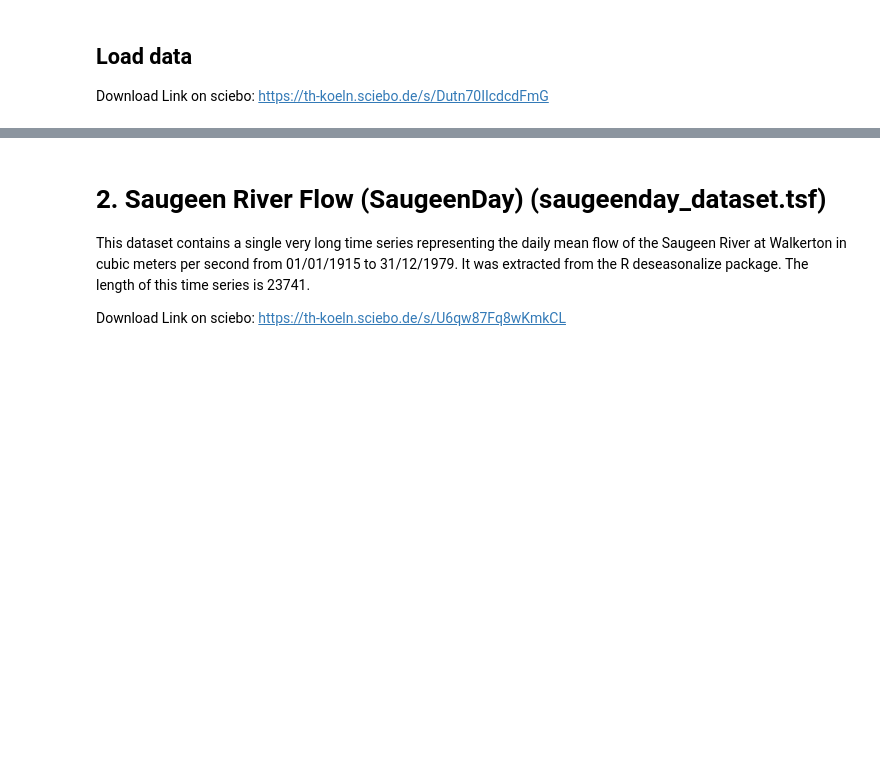
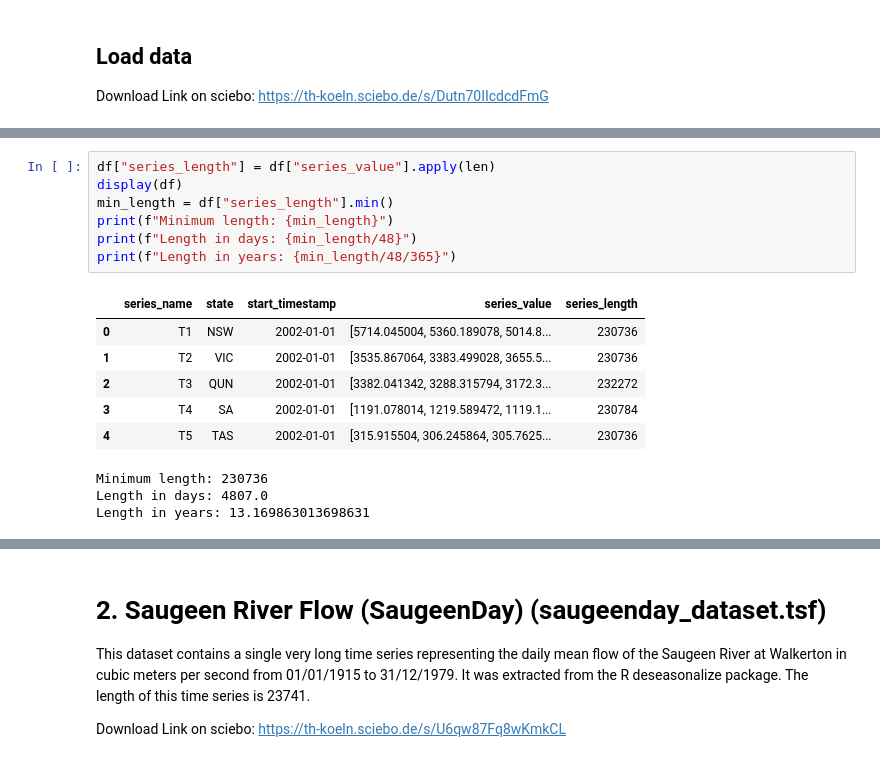
Before and after one commit to JGrootBramel/TSF, a Jupyter notebook: Exam.SoSe2025 Team 5.ipynb, the cells around one changed output, grey strips where cells are left out. Saved outputs shown, nothing was run; the diff lists cells and outputs as text; blank space fills up the shorter version.

```diff
--- a/Exam.SoSe2025 Team 5.ipynb
+++ b/Exam.SoSe2025 Team 5.ipynb
@@ -30,0 +50,17 @@ OSError: a full set of metadata has not been provided before the data
+# %%
+df["series_length"] = df["series_value"].apply(len)
+display(df)
+min_length = df["series_length"].min()
+print(f"Minimum length: {min_length}")
+print(f"Length in days: {min_length/48}")
+print(f"Length in years: {min_length/48/365}")
+# %% [output]
+|  | series_name | state | start_timestamp | series_value | series_length |
+| 0 | T1 | NSW | 2002-01-01 | [5714.045004, 5360.189078, 5014.8... | 230736 |
+| 1 | T2 | VIC | 2002-01-01 | [3535.867064, 3383.499028, 3655.5... | 230736 |
+| 2 | T3 | QUN | 2002-01-01 | [3382.041342, 3288.315794, 3172.3... | 232272 |
+| 3 | T4 | SA | 2002-01-01 | [1191.078014, 1219.589472, 1119.1... | 230784 |
+| 4 | T5 | TAS | 2002-01-01 | [315.915504, 306.245864, 305.7625... | 230736 |
+Minimum length: 230736
+Length in days: 4807.0
+Length in years: 13.169863013698631
```
Also changed, not shown: parts of 12 cells of this notebook.
